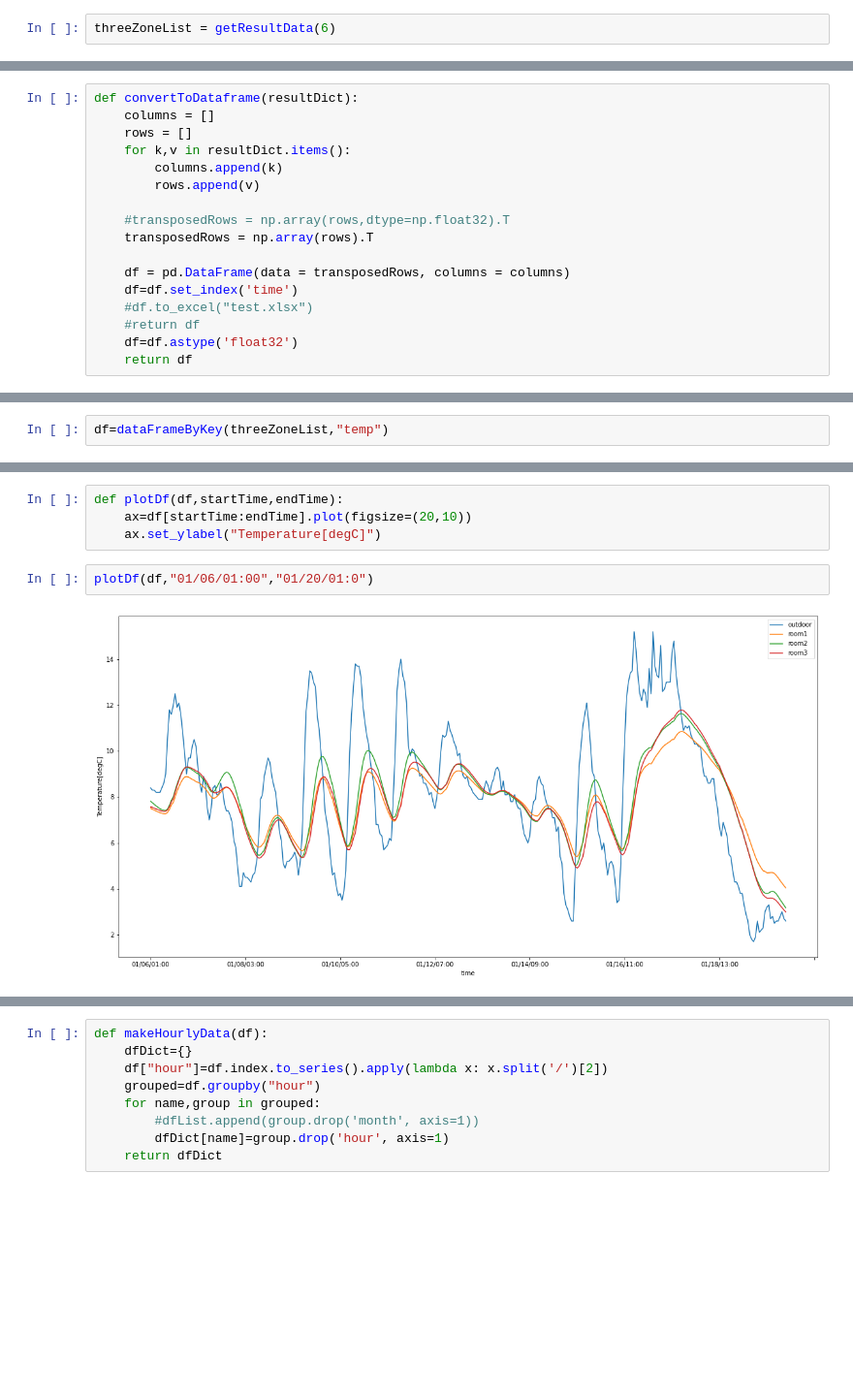
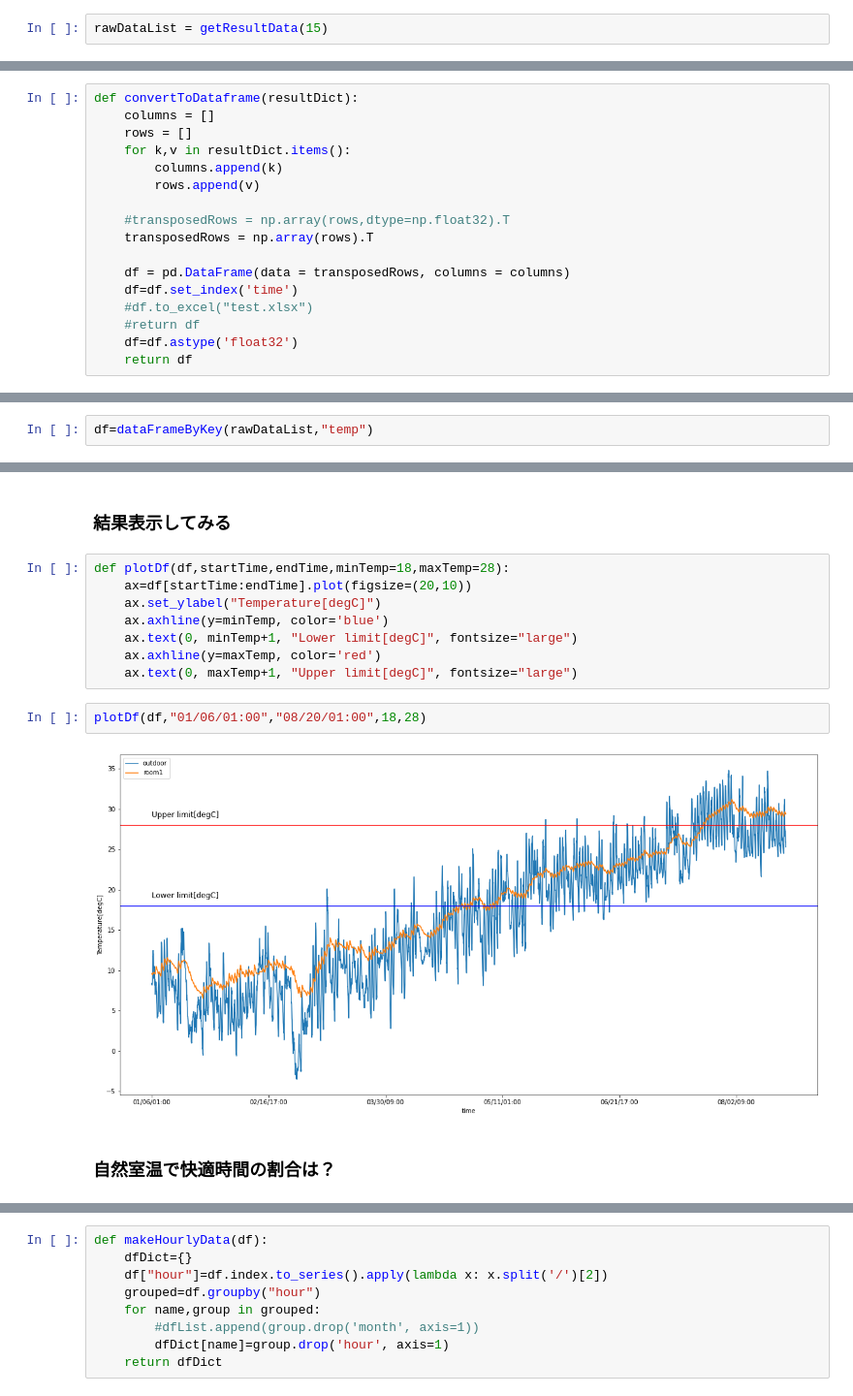
Before and after one commit to katsuya0719/therb-notebook, a Jupyter notebook: 時系列データ分析.ipynb, the cells around one changed output, grey strips where cells are left out. Shown at 97% size. Cells and saved outputs as stored; diff of their text form; blank space fills up the shorter version.

```diff
--- a/時系列データ分析.ipynb
+++ b/時系列データ分析.ipynb
@@ -39,7 +45,7 @@ def getResultData(id):
 getResultDataに渡すidはtherb-frontendのUIのここから取得できます
 ![id_location.png](attachment:id_location.png)
 # %%
-threeZoneList = getResultData(6)
+rawDataList = getResultData(15)
 # %% [markdown]
 部屋ごとにデータを整理できるようにする必要
 # %%
@@ -71,4 +80,4 @@ def dataFrameByKey(resultDataList,columnName):
     df.columns = columns
     return df
 # %%
-df=dataFrameByKey(threeZoneList,"temp")
+df=dataFrameByKey(rawDataList,"temp")
@@ -92,8 +101,16 @@ df
+# %% [markdown]
+### 結果表示してみる
 # %%
-def plotDf(df,startTime,endTime):
+def plotDf(df,startTime,endTime,minTemp=18,maxTemp=28):
     ax=df[startTime:endTime].plot(figsize=(20,10))
     ax.set_ylabel("Temperature[degC]")
+    ax.axhline(y=minTemp, color='blue')
+    ax.text(0, minTemp+1, "Lower limit[degC]", fontsize="large")
+    ax.axhline(y=maxTemp, color='red')
+    ax.text(0, maxTemp+1, "Upper limit[degC]", fontsize="large")
-# %%
-plotDf(df,"01/06/01:00","01/20/01:0")
-# %% [output]
-[figure, removed]
+# %%
+plotDf(df,"01/06/01:00","08/20/01:00",18,28)
+# %% [output]
+[figure, added]
+# %% [markdown]
+### 自然室温で快適時間の割合は？
```
Also changed, not shown: parts of 67 cells of this notebook.
